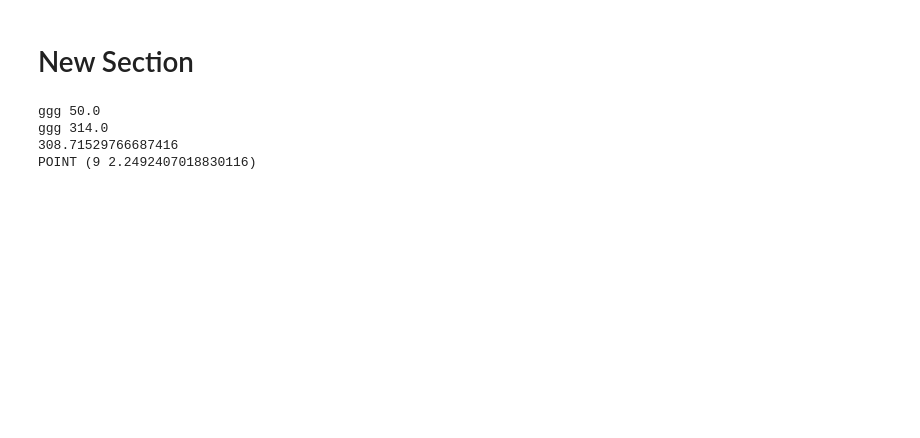
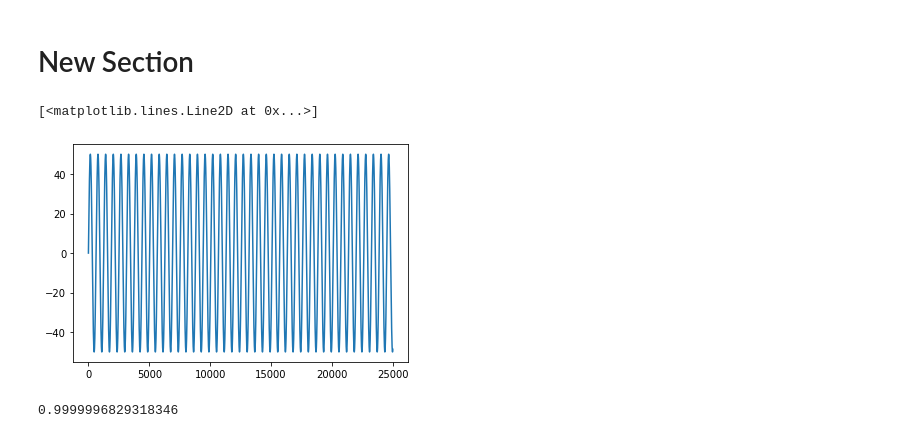
Before and after one commit to cikufa/lateralcontrol_1, a Jupyter notebook: test.ipynb, the cells around one changed output. Drawn from its saved outputs; the diff is of its cells as text; code cells hidden in the pictures; blank space fills up the shorter version.

```diff
--- a/test.ipynb
+++ b/test.ipynb
@@ -499,24 +511,28 @@ episode  74 score -96.4579442017166 avg_score -149.74063065555876 reward -0.1370
 # %%
 # test
 import numpy as np
 import math
 import shapely.geometry as geom
 import matplotlib.pyplot as plt
 from shapely.ops import nearest_points
 
-x= np.arange(0, 10).reshape(10, 1)
-y= 50*np.sin(x/200)
-road = geom.LineString(zip(x,y))
-p= geom.Point(314,50)
-print("ggg", p.coords[0][1])
-print("ggg", p.coords[0][0])
-dist = p.distance(road)
-print(dist)
-nearestP = nearest_points(road, p)
-print(nearestP[0])
+# x= np.arange(0, 10).reshape(10, 1)
+# y= 50*np.sin(x/200)
+# road = geom.LineString(zip(x,y))
+# p= geom.Point(314,50)
+# print("ggg", p.coords[0][1])
+# print("ggg", p.coords[0][0])
+# dist = p.distance(road)
+# print(dist)
+# nearestP = nearest_points(road, p)
+# print(nearestP[0])
 #angle_diff= np.arctan2(nearestP.centroid.y, nearestP.centroid.x) - self.psi0 #pos/neg mide
+
+n= 25000
+x= np.arange(0, n).reshape(n, 1)
+y= 50*np.sin(x/100)
+plt.plot(x,y)
+#self.road = geom.LineString(zip(x,y))
 # %% [output]
-ggg 50.0
-ggg 314.0
-308.71529766687416
-POINT (9 2.2492407018830116)
+[<matplotlib.lines.Line2D at 0x...>]
+[figure, added]
@@ -558,0 +539,4 @@ class t:
+# %%
+print(abs(np.sin(-1.57 )))
+# %% [output]
+0.9999996829318346
```
Also changed, not shown: parts of 4 cells of this notebook.
